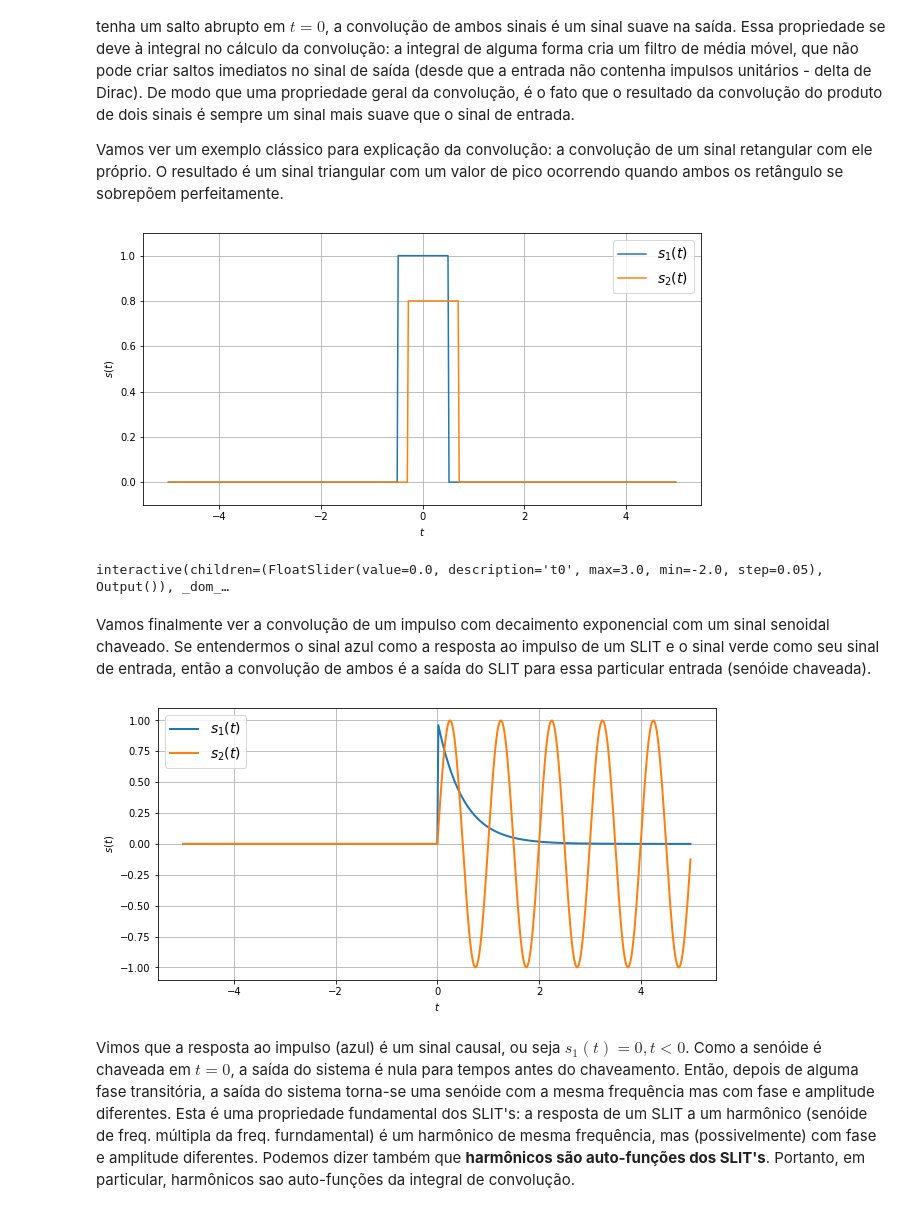
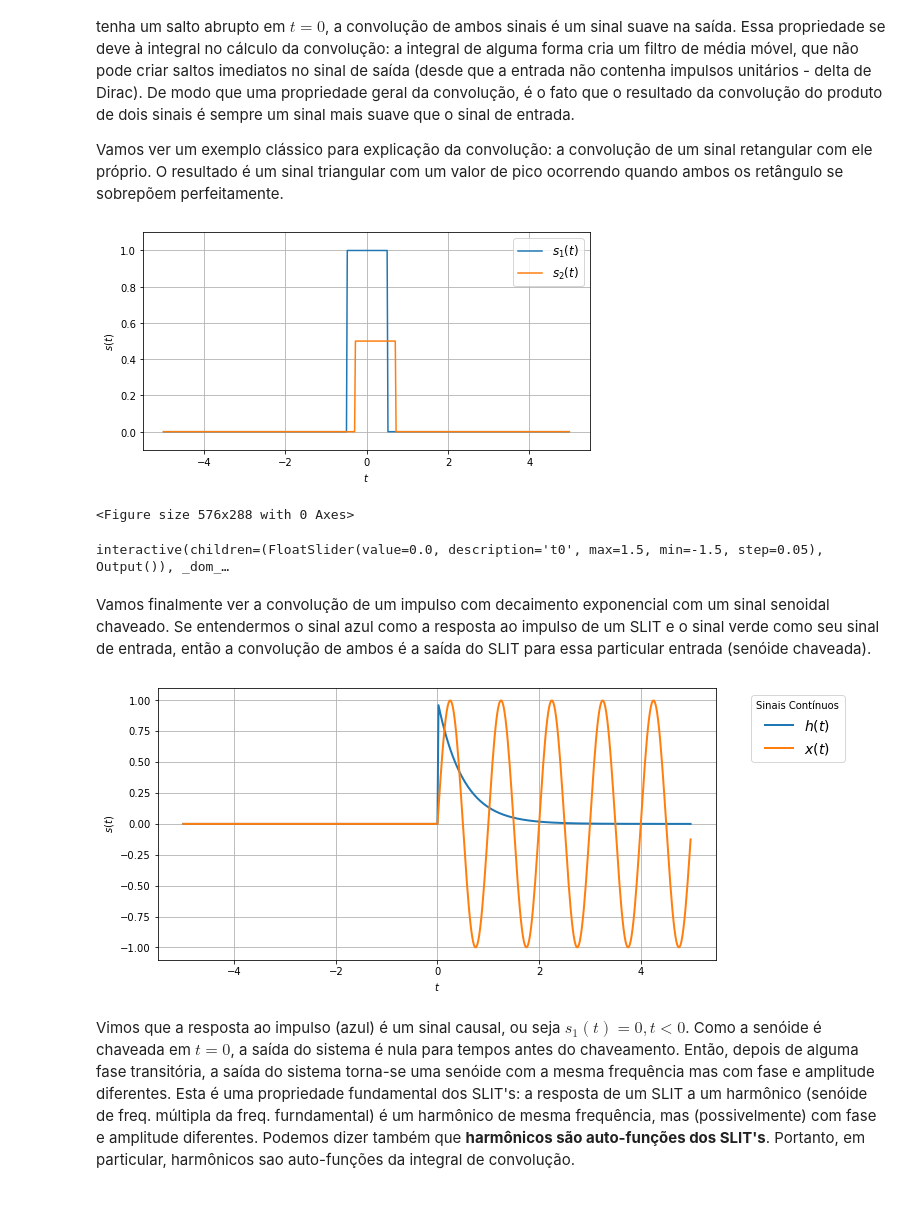
Before and after one commit to kaw19/linear_systems, a Jupyter notebook: 02 conv/Convolução.ipynb, the cells around one changed output. Cells and saved outputs as stored; diff of their text form; code cells hidden in the pictures.

```diff
--- a/02 conv/Convolução.ipynb
+++ b/02 conv/Convolução.ipynb
@@ -1,16 +9,13 @@
 # %%
+#%load_ext tikzmagic
 import numpy as np
 import matplotlib.pyplot as plt
-#%load_ext tikzmagic
-
-import scipy.integrate
-
+import scipy as sc
 from matplotlib import animation
 from IPython.display import HTML, display
 from ipywidgets import interact
 
 %matplotlib inline
-import matplotlib
-matplotlib.rcParams['figure.figsize'] = (8,6)
-matplotlib.rcParams['animation.writer'] = 'avconv'
+plt.rcParams['figure.figsize'] = (8,4)
+plt.rcParams['animation.writer'] = 'avconv'
 # %% [markdown]
@@ -110,28 +120,32 @@ Vamos ver um exemplo clássico para explicação da convolução: a convolução
 O resultado é um sinal triangular com um valor de pico ocorrendo quando ambos os retângulo se sobrepõem perfeitamente.
 # %%
 s1 = lambda t: (abs(t)<0.5).astype(float)
-s2 = lambda t: 0.8*(abs(t-0.2)<0.5).astype(float)
-plt.figure(figsize=(10,5))
+s2 = lambda t: 0.5*(abs(t-0.2)<0.5).astype(float)
+
 plt.plot(t, s1(t), label='$s_1(t)$')
 plt.plot(t, s2(t), label='$s_2(t)$')
-plt.grid(True); plt.ylabel('$s(t)$'); plt.xlabel('$t$'); plt.legend(fontsize=14); plt.ylim((-0.1, 1.1));
+plt.grid(True); plt.ylabel('$s(t)$'); plt.xlabel('$t$'); plt.legend(fontsize=12); plt.ylim((-0.1, 1.1));
 # %% [output]
-[figure, old version]
+[figure, new version]
 # %%
-interact(lambda t0: mostraConvolucao(s1, s2, t0), t0 = (-2,3,0.05));
+plt.figure();
+interact(lambda t0: mostraConvolucao(s1, s2, t0), t0 = (-1.5,1.5,0.05));
 # %% [output]
-interactive(children=(FloatSlider(value=0.0, description='t0', max=3.0, min=-2.0, step=0.05), Output()), _dom_…
+<Figure size 576x288 with 0 Axes>
+interactive(children=(FloatSlider(value=0.0, description='t0', max=1.5, min=-1.5, step=0.05), Output()), _dom_…
 # %% [markdown]
 Vamos finalmente ver a convolução de um impulso com decaimento exponencial com um sinal senoidal chaveado. Se entendermos o sinal azul como a resposta ao impulso de um SLIT e o sinal verde como seu sinal de entrada, então a convolução de ambos é a saída do SLIT para essa particular entrada (senóide chaveada).
 # %%
-s1 = lambda t: (t>0) * np.exp(-2*t)
-s2 = lambda t: np.sin(2*np.pi*t) * (t>0)
+h = lambda t: (t>0) * np.exp(-2*t)
+x = lambda t: np.sin(2*np.pi*t) * (t>0)
+
 plt.figure(figsize=(10,5))
-plt.plot(t, s1(t), label='$s_1(t)$', linewidth=2)
-plt.plot(t, s2(t), label='$s_2(t)$', linewidth=2)
-plt.grid(True); plt.ylabel('$s(t)$'); plt.xlabel('$t$'); plt.legend(fontsize=14); plt.ylim((-1.1, 1.1));
+plt.plot(t, h(t), label='$h(t)$', linewidth=2)
+plt.plot(t, x(t), label='$x(t)$', linewidth=2)
+plt.grid(True); plt.ylabel('$s(t)$'); plt.xlabel('$t$');
+plt.legend(title='Sinais Contínuos', bbox_to_anchor=(1.05, 1), loc='upper left', fontsize=14); plt.ylim((-1.1, 1.1));
 # %% [output]
-[figure, old version]
+[figure, new version]
 # %% [markdown]
 Vimos que a resposta ao impulso (azul) é um sinal causal, ou seja $s_1(t)=0, t<0$. Como a senóide é chaveada em $t=0$, a saída do sistema é nula para tempos antes do chaveamento. Então, depois de alguma fase transitória, a saída do sistema torna-se uma senóide com a mesma frequência mas com fase e amplitude diferentes. Esta é uma propriedade fundamental dos SLIT's: a resposta de um SLIT a um harmônico (senóide de freq. múltipla da freq. furndamental) é um harmônico de mesma frequência, mas (possivelmente) com fase e amplitude diferentes. Podemos dizer também que **harmônicos são auto-funções dos SLIT's**.  Portanto, em particular, harmônicos sao auto-funções da integral de convolução.
 # %%
```
Also changed, not shown: parts of 15 cells of this notebook.
